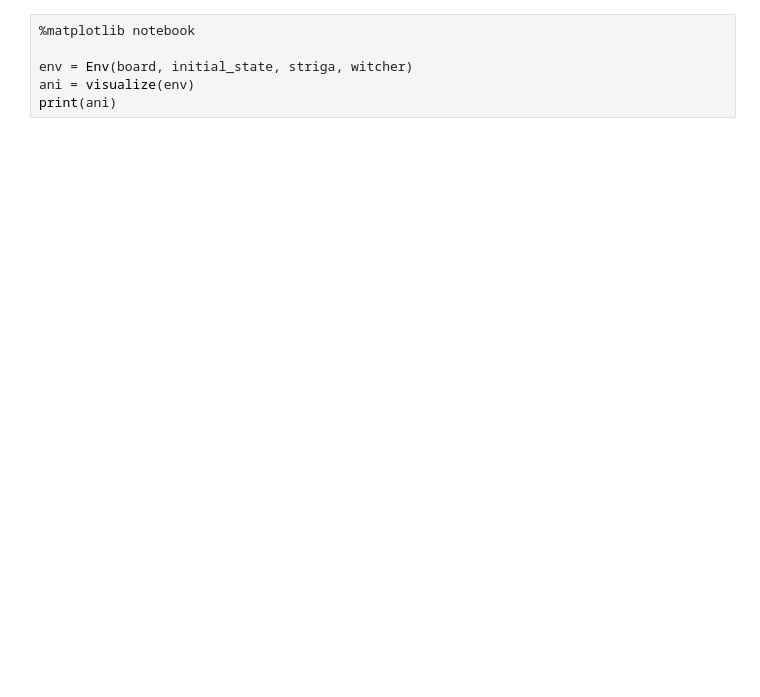
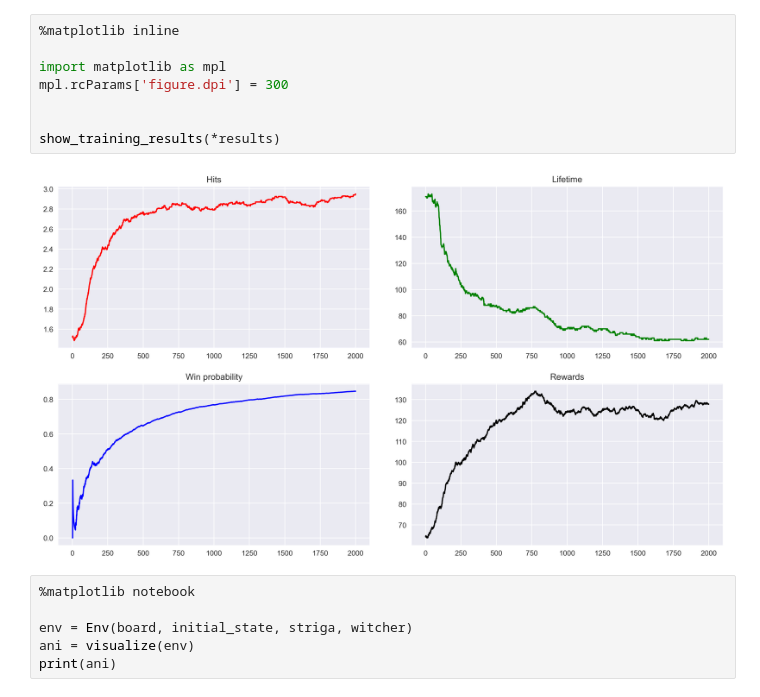
Before and after one commit to Petroniuss/machine-learning-1, a Jupyter notebook: lab5-q-learning/q_learning.ipynb, the cells around one changed output. Cells and saved outputs as stored; diff of their text form; blank space fills up the shorter version.

```diff
--- a/lab5-q-learning/q_learning.ipynb
+++ b/lab5-q-learning/q_learning.ipynb
@@ -42,3 +45,13 @@ train(board, striga, witcher, initial_state)
+# %%
+%matplotlib inline
+
+import matplotlib as mpl
+mpl.rcParams['figure.dpi'] = 300
+
+
+show_training_results(*results)
+# %% [output]
+[figure, added]
 # %%
 %matplotlib notebook
 
```
Also changed, not shown: parts of 4 cells of this notebook, 5 other files.
